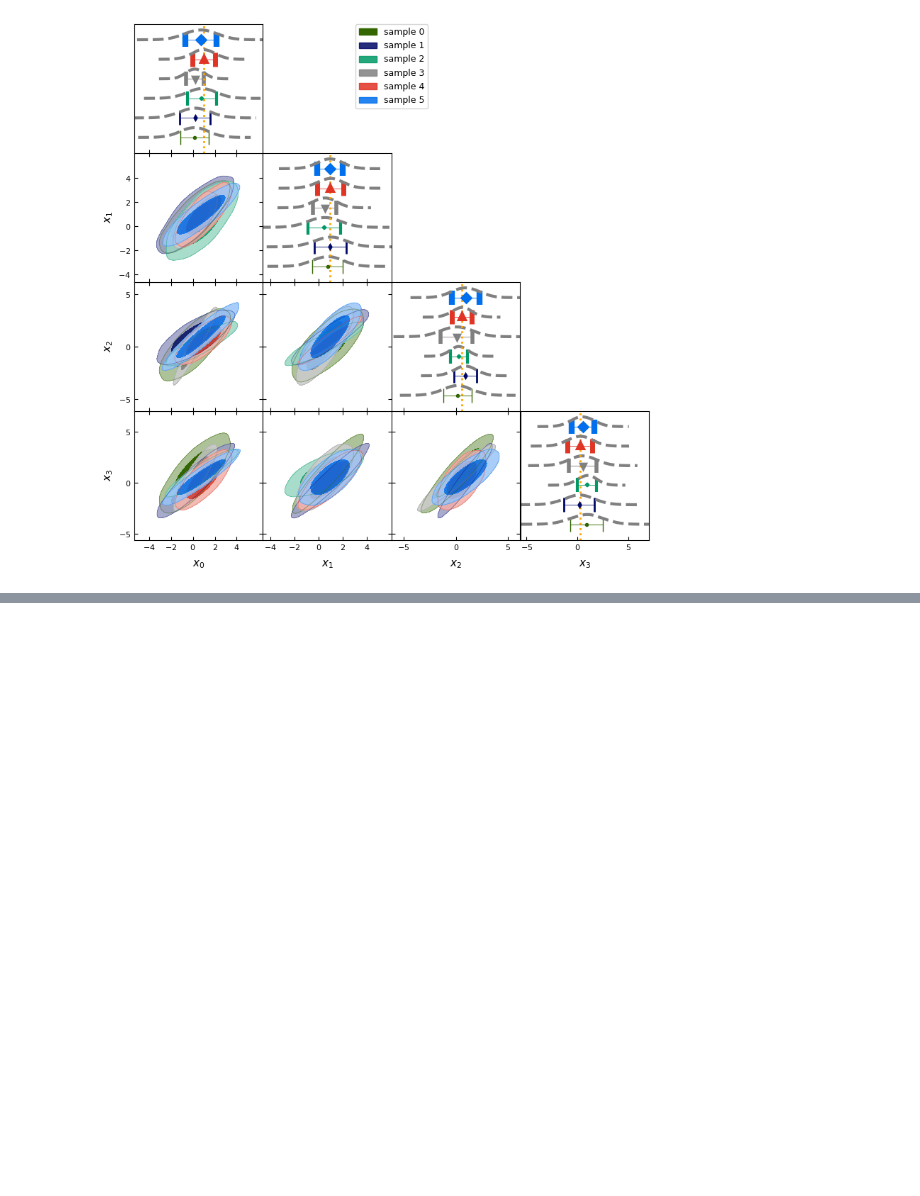
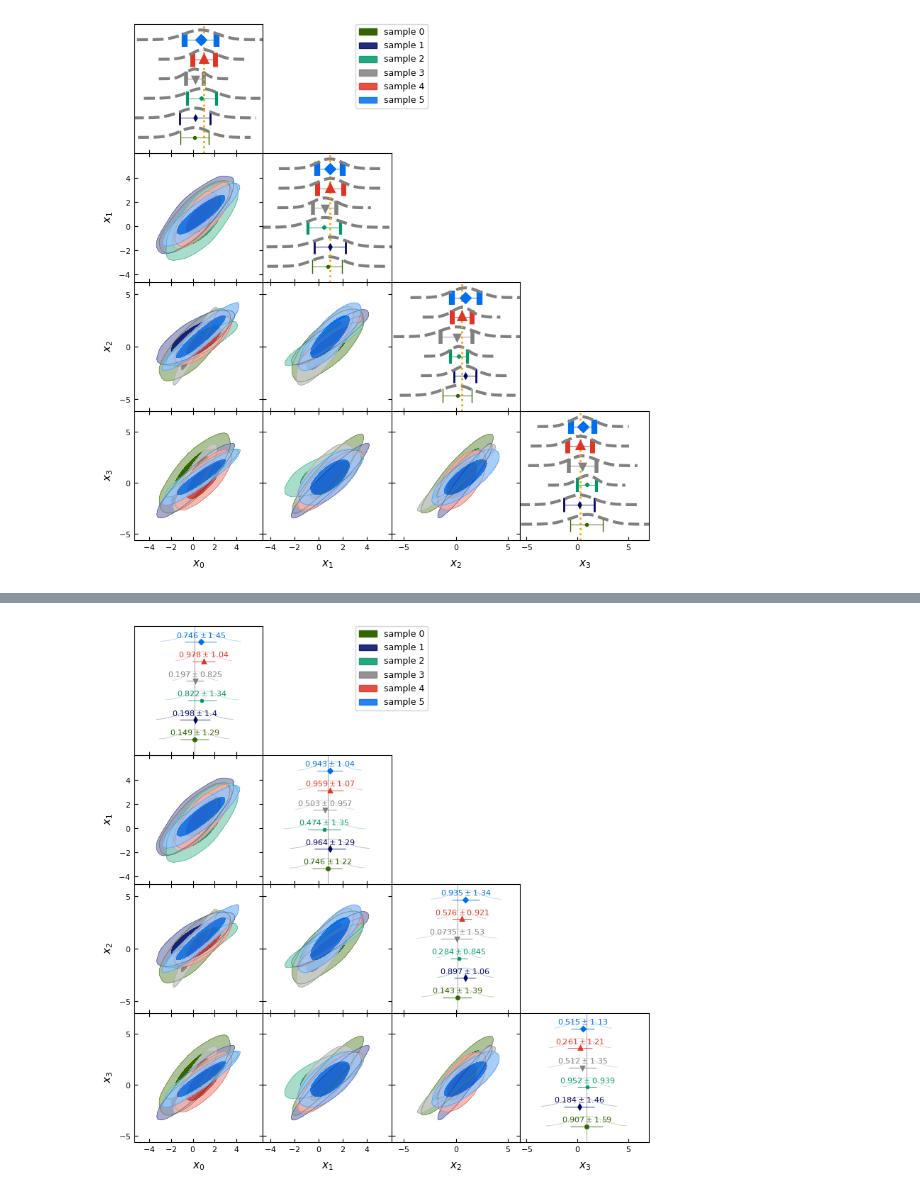
Before and after one commit to benabed/some_jupyter, a Jupyter notebook: wriangle_plot_example.ipynb, the cells around one changed output, grey strips where cells are left out. Saved outputs shown, nothing was run; the diff lists cells and outputs as text; code cells hidden in the pictures; blank space fills up the shorter version.

```diff
--- a/wriangle_plot_example.ipynb
+++ b/wriangle_plot_example.ipynb
@@ -70,0 +70,9 @@ g.triangle_plot(samples, filled=True, legend_labels = ["sample %d"%i for i in ra
+# %%
+# add mean and errors with marginal
+g.triangle_plot(samples, filled=True, legend_labels = ["sample %d"%i for i in range(len(samples))],
+                diag1d_kwargs={"whisker":True,
+                               "whisker_ref":0,"whisker_ref_lw":.5,"whisker_ref_color":"k","whisker_ref_alpha":.5,
+                               "whisker_capsize":0,"whisker_mew":2,"whisker_marker":["o","d","x","v","^","D"],
+                               "whisker_print_mean":True, "whisker_both":True,"whisker_both_alpha":.3})
+# %% [output]
+[figure, added]
```
Also changed, not shown: parts of 2 cells of this notebook.
